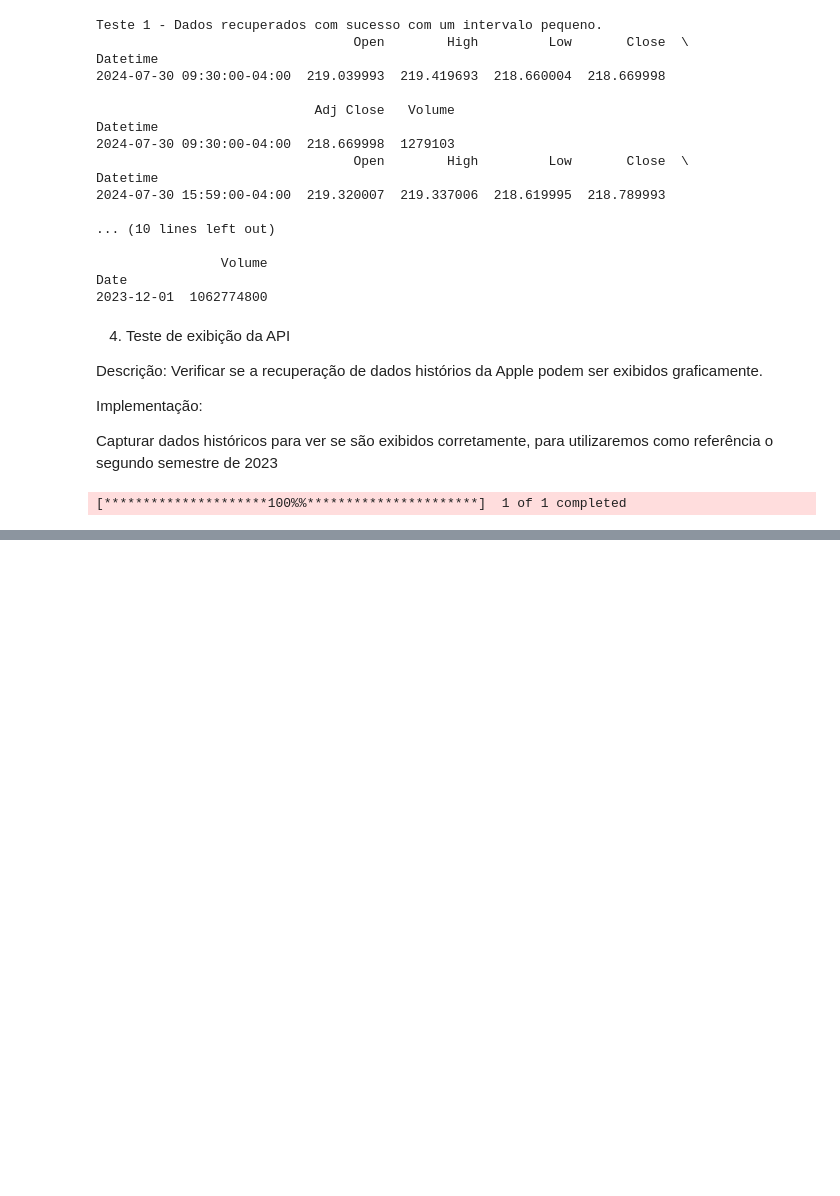
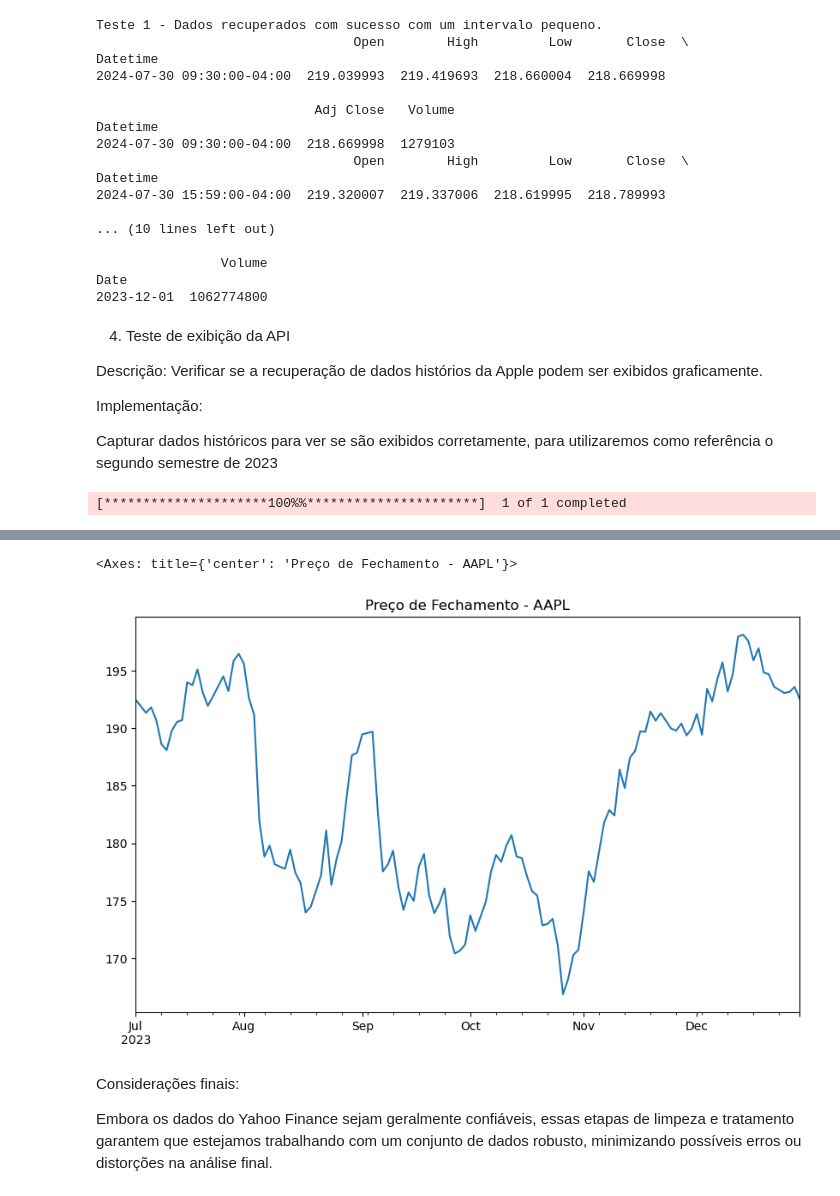
Before and after one commit to marcosvandrade/realtime-stock-analysis-XPe, a Jupyter notebook: sprint2.ipynb, the cells around one changed output, grey strips where cells are left out. Drawn from its saved outputs; the diff is of its cells as text; code cells hidden in the pictures; blank space fills up the shorter version.

Commit message:
limpeza e tratamento dos dados

```diff
--- a/sprint2.ipynb
+++ b/sprint2.ipynb
@@ -239,0 +246,7 @@ fig.show()
+# %%
+# Definindo as datas de início e fim
+start_date = "2023-07-01"
+end_date = "2023-12-31"
+
+# Baixando os dados históricos da Apple (AAPL) usando yfinance
+df = yf.download("AAPL", start=start_date, end=end_date, interval="1d")
@@ -239,0 +326,7 @@ fig.show()
+# %%
+# Reindexando para incluir todas as datas do intervalo
+all_dates = pd.date_range(start=start_date, end=end_date, freq='B')  # 'B' significa dias úteis
+df_reindexed = df.reindex(all_dates)
+
+# Interpolando valores ausentes
+df_cleaned = df_reindexed.interpolate(method='linear')
@@ -239,0 +360,10 @@ fig.show()
+# %%
+# Visualização simples para verificação
+df_cleaned['Close'].plot(title="Preço de Fechamento - AAPL", figsize=(10,6))
+# %% [output]
+<Axes: title={'center': 'Preço de Fechamento - AAPL'}>
+[figure, added]
+# %% [markdown]
+Considerações finais:
+
+Embora os dados do Yahoo Finance sejam geralmente confiáveis, essas etapas de limpeza e tratamento garantem que estejamos trabalhando com um conjunto de dados robusto, minimizando possíveis erros ou distorções na análise final.
```
Also changed, not shown: parts of 18 cells of this notebook.
